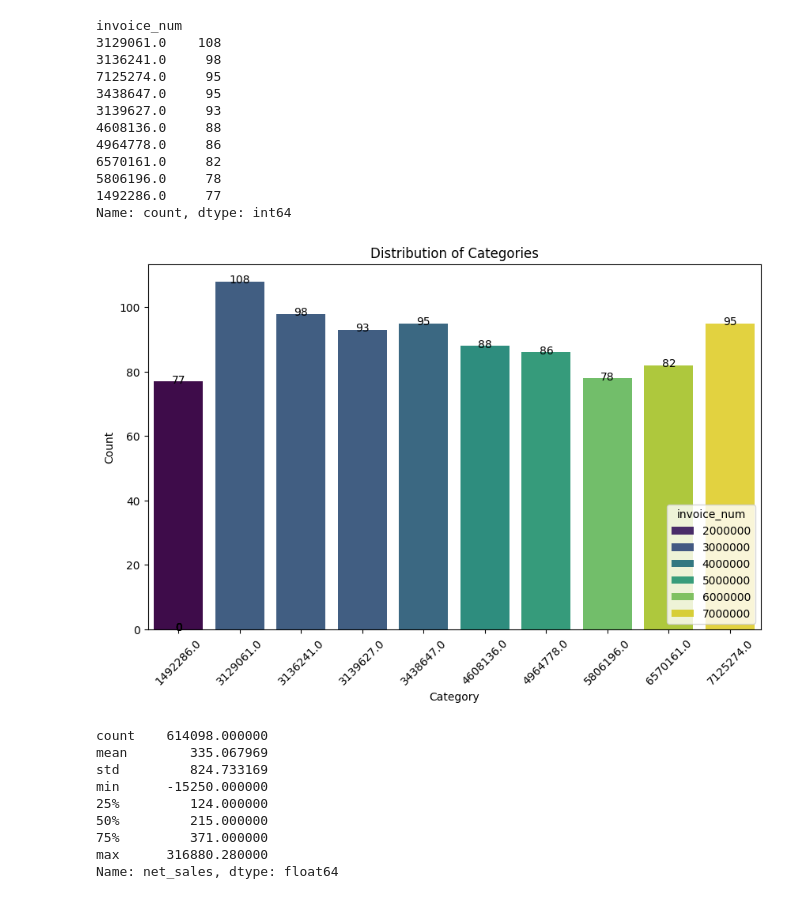
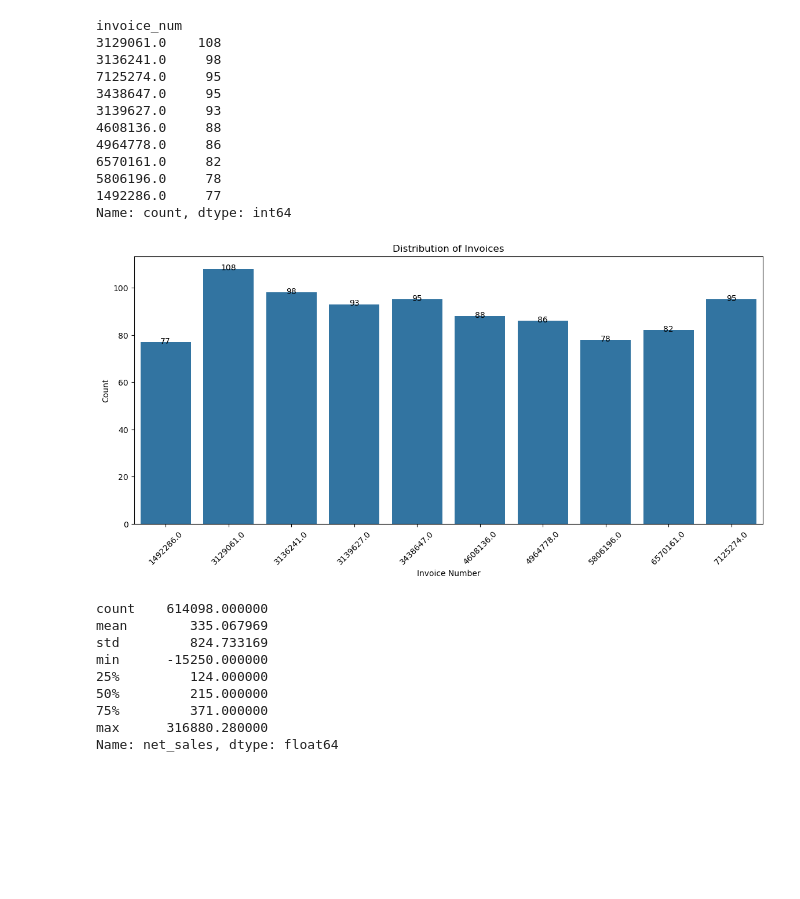
Before and after one commit to Vaseekaran-V/ML_CW, a Jupyter notebook: analysis/Data Analysis.ipynb, the cells around one changed output. Drawn from its saved outputs; the diff is of its cells as text; code cells hidden in the pictures; blank space fills up the shorter version.

```diff
--- a/analysis/Data Analysis.ipynb
+++ b/analysis/Data Analysis.ipynb
@@ -148,7 +148,7 @@ plt.show()
 [figure]
 # %%
 item_value_counts = df['item'].value_counts()
-top_25_items = item_value_counts.head(25)
+top_25_items = item_value_counts.sort_values(ascending=False).head(25)
 # %%
 top_25_items
 # %% [output]
@@ -172,7 +172,7 @@ Name: count, dtype: int64
 # %%
 # Plotting the bar chart
 plt.figure(figsize=(10, 6))
-ax = sns.barplot(x=top_25_items.index, y=top_25_items.values, palette='viridis', hue = top_25_items.index)
+ax = sns.barplot(x=top_25_items.index, y=top_25_items.values, hue = top_25_items.index)
 
 # Adding the count labels on top of each bar
 for p in ax.patches:
@@ -180,9 +180,9 @@ for p in ax.patches:
             f'{int(p.get_height())}', ha='center', va='center')
 
 # Adding labels and title
-plt.xlabel('Category')
+plt.xlabel('Item')
 plt.ylabel('Count')
-plt.title('Distribution of Categories')
+plt.title('Distribution of Items')
 plt.xticks(rotation=45)  # Rotate the x-axis labels if needed
 plt.show()
 # %% [output]
@@ -189,0 +190,18 @@ plt.show()
+# %%
+botton_25_items = item_value_counts.sort_values(ascending=False).tail(25)
+# %%
+# Plotting the bar chart
+plt.figure(figsize=(10, 6))
+ax = sns.barplot(x=botton_25_items.index, y=botton_25_items.values, hue = botton_25_items.index)
+
+# Adding the count labels on top of each bar
+for p in ax.patches:
+    ax.text(p.get_x() + p.get_width() / 2., p.get_height() + 0.5,
+            f'{int(p.get_height())}', ha='center', va='center')
+
+# Adding labels and title
+plt.xlabel('Category')
+plt.ylabel('Count')
+plt.title('Distribution of Items')
+plt.xticks(rotation=45)  # Rotate the x-axis labels if needed
+plt.show()
@@ -207,22 +227,22 @@ invoice_num
 Name: count, dtype: int64
 # %%
 # Plotting the bar chart
-plt.figure(figsize=(10, 6))
-ax = sns.barplot(x=top_10_invoice.index, y=top_10_invoice.values, palette='viridis', hue = top_10_invoice.index)
+plt.figure(figsize=(14, 6))
+ax = sns.barplot(x=top_10_invoice.index, y=top_10_invoice.values)
 
 # Adding the count labels on top of each bar
 for p in ax.patches:
     ax.text(p.get_x() + p.get_width() / 2., p.get_height() + 0.5,
             f'{int(p.get_height())}', ha='center', va='center')
 
 # Adding labels and title
-plt.xlabel('Category')
+plt.xlabel('Invoice Number')
 plt.ylabel('Count')
-plt.title('Distribution of Categories')
+plt.title('Distribution of Invoices')
 plt.xticks(rotation=45)  # Rotate the x-axis labels if needed
 plt.show()
 # %% [output]
-[figure, old version]
+[figure, new version]
 # %%
 df['net_sales'].describe()
 # %% [output]
```
Also changed, not shown: parts of 9 cells of this notebook.
